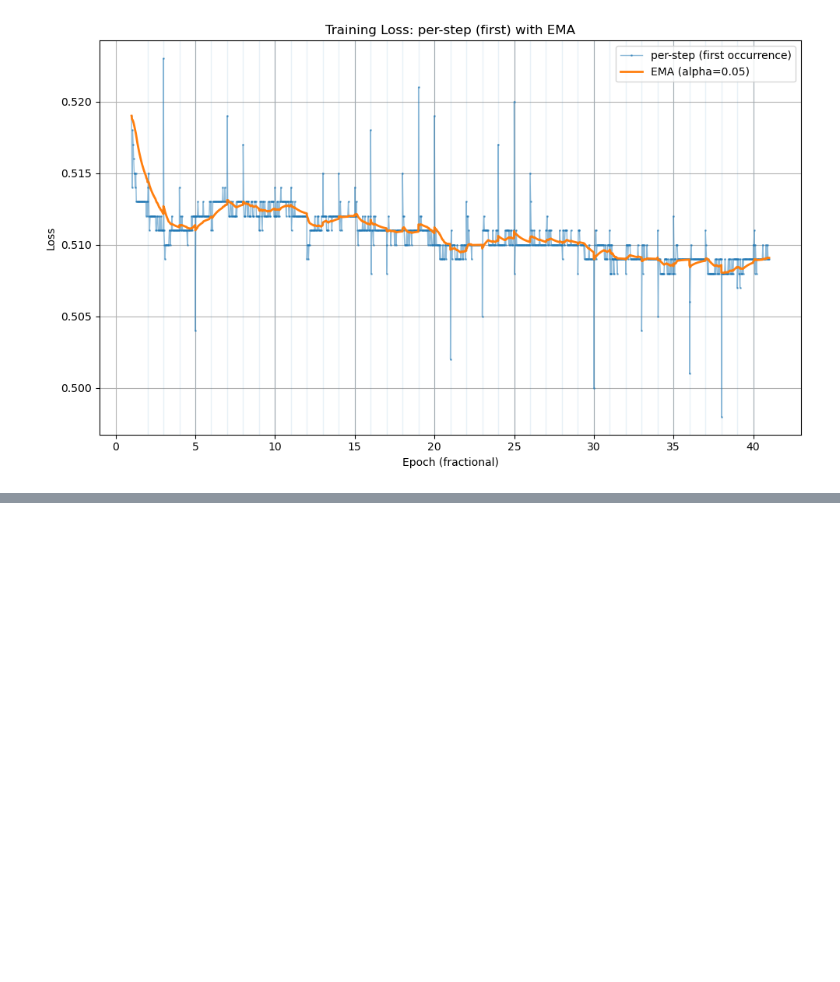
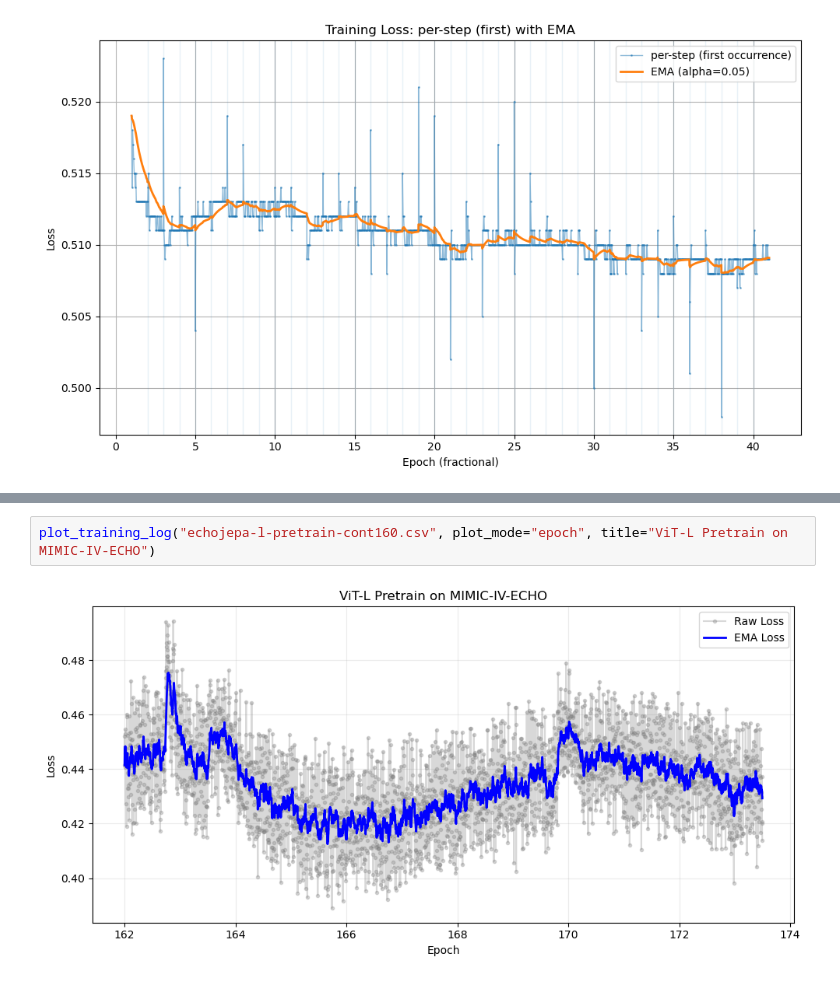
Before and after one commit to alif-munim/EchoJEPA, a Jupyter notebook: plot.ipynb, the cells around one changed output, grey strips where cells are left out. Drawn from its saved outputs; the diff is of its cells as text; blank space fills up the shorter version.

```diff
--- a/plot.ipynb
+++ b/plot.ipynb
@@ -953,0 +1172,4 @@ plt.show()
+# %%
+plot_training_log("echojepa-l-pretrain-cont160.csv", plot_mode="epoch", title="ViT-L Pretrain on MIMIC-IV-ECHO")
+# %% [output]
+[figure, added]
```
Also changed, not shown: parts of 22 cells of this notebook, 6 other files.
